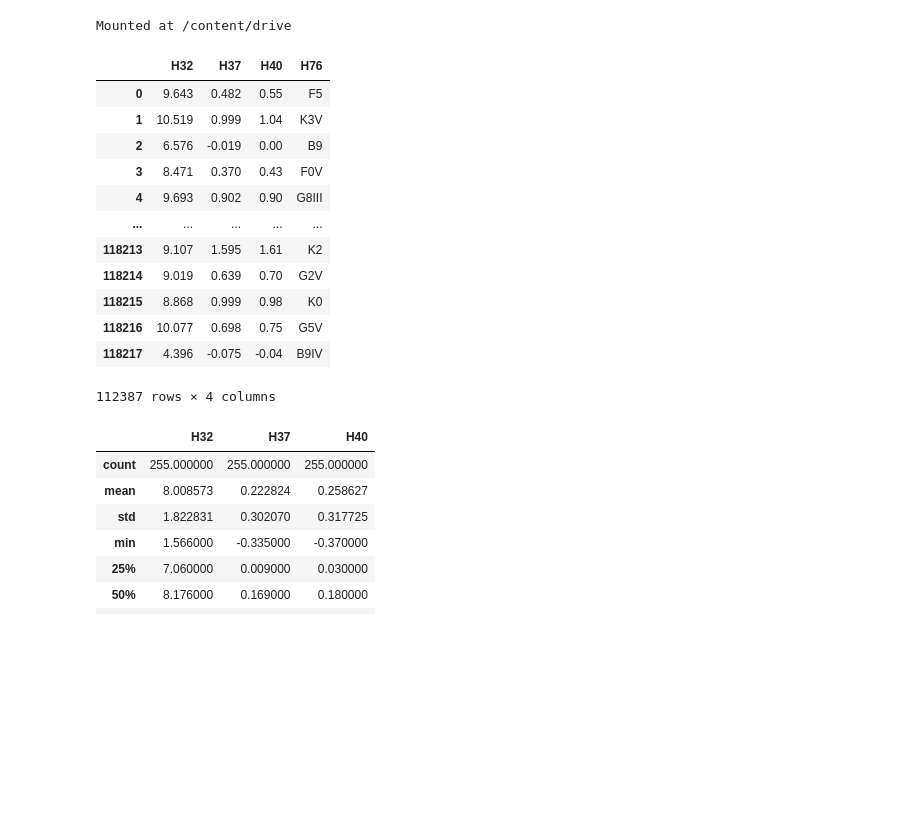
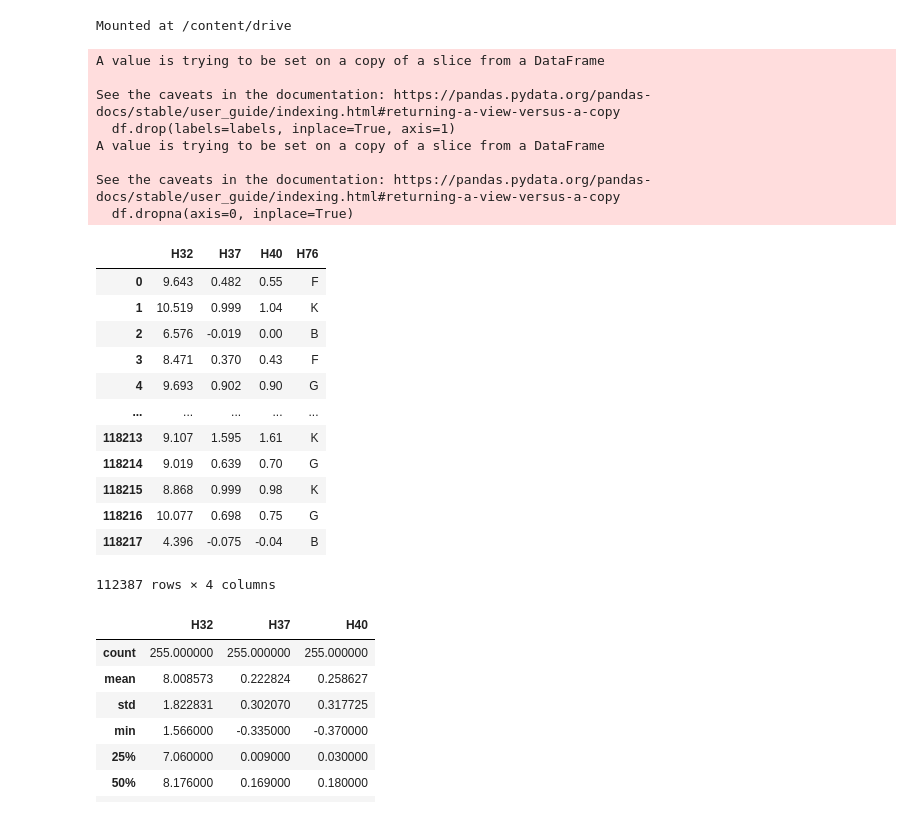
Before and after one commit to bsttiv/tipos_espectrales, a Jupyter notebook: Tipos_Espectrales.ipynb, the cells around one changed output. Cells and saved outputs as stored; diff of their text form; code cells hidden in the pictures; blank space fills up the shorter version.

```diff
--- a/Tipos_Espectrales.ipynb
+++ b/Tipos_Espectrales.ipynb
@@ -23,41 +23,49 @@ def texto_a_float(texto):
   except Exception:
     return np.nan
 
-def texto_a_mayusculas(texto):
+def texto_mayuscula_primera_letra(texto):
   try:
-    return texto.strip().upper()
+    return texto.strip().upper()[0]
   except Exception:
     return "NaN"
 # %%
 # Ruta de la base de datos
 ruta = "drive/MyDrive/Modulo/Tipos_Espectrales/hip_main.dat"
 # Nombres de las columnas (según la especificación de https://heasarc.gsfc.nasa.gov/w3browse/all/hipparcos.html)
 names = ["H"+str(i) for i in range(0, 78)]
 # Se lee la base de datos con los parámetros adecuados
-df = pd.read_csv(ruta, sep="|", converters={"H76": texto_a_mayusculas, "H32": texto_a_float, "H37": texto_a_float, "H40": texto_a_float}, names=names, keep_default_na=False)
+df = pd.read_csv(ruta, sep="|", converters={"H76": texto_mayuscula_primera_letra, "H32": texto_a_float, "H37": texto_a_float, "H40": texto_a_float}, names=names, keep_default_na=False)
 # Se eliminan aquellas filas cuyo tipo espectral no coincida con los buscados (O, B, A, F, G, K, M)
-df = df[df["H76"].str[0].isin(tipos_espectrales)]
+df = df[df["H76"].isin(tipos_espectrales)]
 # Se borran las columnas que no se usarán
 labels = ["H"+str(i) for i in range(0, 78) if i not in [76, 32, 37, 40]]
 df.drop(labels=labels, inplace=True, axis=1)
 # Se eliminan todas las filas que posiblemente no tengan valores definidos
 df.dropna(axis=0, inplace=True)
 # Se muestra el DataFrame
 df
 # %% [output]
+A value is trying to be set on a copy of a slice from a DataFrame
+
+See the caveats in the documentation: https://pandas.pydata.org/pandas-docs/stable/user_guide/indexing.html#returning-a-view-versus-a-copy
+  df.drop(labels=labels, inplace=True, axis=1)
+A value is trying to be set on a copy of a slice from a DataFrame
+
+See the caveats in the documentation: https://pandas.pydata.org/pandas-docs/stable/user_guide/indexing.html#returning-a-view-versus-a-copy
+  df.dropna(axis=0, inplace=True)
 |  | H32 | H37 | H40 | H76 |
-| 0 | 9.643 | 0.482 | 0.55 | F5 |
-| 1 | 10.519 | 0.999 | 1.04 | K3V |
-| 2 | 6.576 | -0.019 | 0.00 | B9 |
-| 3 | 8.471 | 0.370 | 0.43 | F0V |
-| 4 | 9.693 | 0.902 | 0.90 | G8III |
+| 0 | 9.643 | 0.482 | 0.55 | F |
+| 1 | 10.519 | 0.999 | 1.04 | K |
+| 2 | 6.576 | -0.019 | 0.00 | B |
+| 3 | 8.471 | 0.370 | 0.43 | F |
+| 4 | 9.693 | 0.902 | 0.90 | G |
 | ... | ... | ... | ... | ... |
-| 118213 | 9.107 | 1.595 | 1.61 | K2 |
-| 118214 | 9.019 | 0.639 | 0.70 | G2V |
-| 118215 | 8.868 | 0.999 | 0.98 | K0 |
-| 118216 | 10.077 | 0.698 | 0.75 | G5V |
-| 118217 | 4.396 | -0.075 | -0.04 | B9IV |
+| 118213 | 9.107 | 1.595 | 1.61 | K |
+| 118214 | 9.019 | 0.639 | 0.70 | G |
+| 118215 | 8.868 | 0.999 | 0.98 | K |
+| 118216 | 10.077 | 0.698 | 0.75 | G |
+| 118217 | 4.396 | -0.075 | -0.04 | B |
-112387 rows × 4 columns
+112387 rows × 4 columns
 # %%
 # Se extraen las filas de cada tipo espectral para posteriormente usar el método describe
 # Y visualizar las estadísticas de los datos
```
Also changed, not shown: parts of 9 cells of this notebook.
